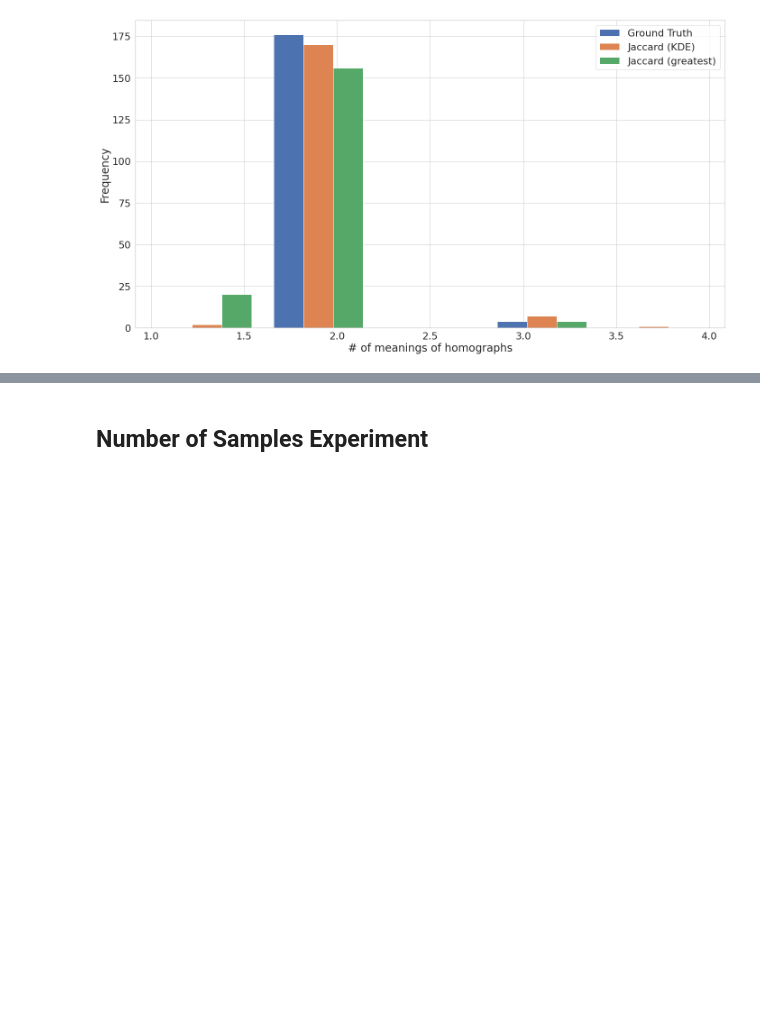
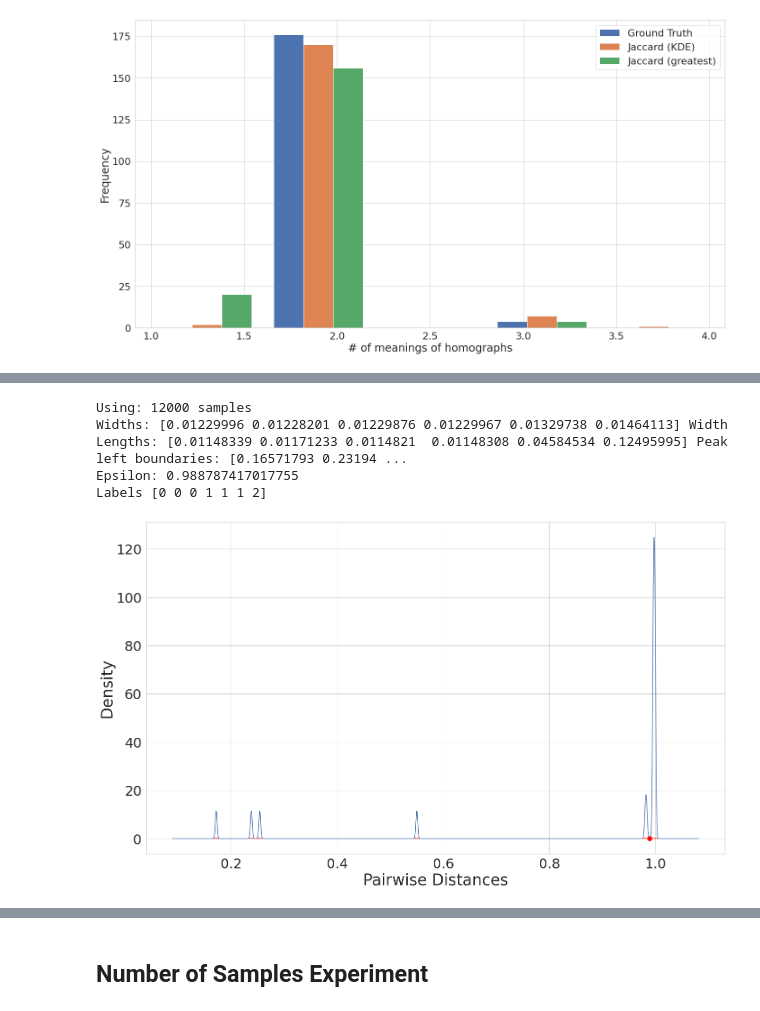
Before and after one commit to northeastern-datalab/domain_net, a Jupyter notebook: network_analysis/notebooks/num_meanings/pairwise_measures.ipynb, the cells around one changed output, grey strips where cells are left out. Drawn from its saved outputs; the diff is of its cells as text; code cells hidden in the pictures; blank space fills up the shorter version.

Commit message:
Updated pairwise measures figures

```diff
--- a/network_analysis/notebooks/num_meanings/pairwise_measures.ipynb
+++ b/network_analysis/notebooks/num_meanings/pairwise_measures.ipynb
@@ -10,6 +10,7 @@ import math
 import matplotlib.pyplot as plt
 import seaborn as sns
 sns.set(rc={'figure.figsize':(20, 11)}, font_scale=2)
+sns.set_style("whitegrid")
 
 from tqdm import tqdm
 from sklearn.cluster import DBSCAN
@@ -274,7 +275,6 @@ def get_density_fig_for_node(node, fig, node_to_matrix_dict, num_samples=1000, b
     Create the KDE distribution plot for a given ndoe
     '''
     vals = get_vals_in_range(node_to_matrix_dict[node], lower_bound=0, upper_bound=1)
-    num_samples = 2000
     density, samples, samples_lower_bnd, samples_upper_bnd = get_kde(vals, bandwidth_multiplier=bandwidth_multiplier, num_samples=num_samples, boundary_proportion=boundary_proportion, dynamic_num_samples=dynamic_num_samples, log_base=log_base)
     print('Using:', len(samples), 'samples')
     widths, width_heights, left_pos, right_pos = get_peak_widths(density, samples_lower_bnd, samples_upper_bnd, num_samples=len(samples), rel_height=rel_height)
@@ -290,7 +290,7 @@ def get_density_fig_for_node(node, fig, node_to_matrix_dict, num_samples=1000, b
     ax = fig.add_subplot(1,1,1) # here is where you add the subplot to f
     plt.plot(samples, density)
     plt.hlines(y=width_heights, xmin=left_pos, xmax=right_pos, colors='red')
-    plt.ylabel('Density');plt.xlabel('Pairwise Distances');plt.tight_layout()
+    plt.ylabel('Density', fontsize=35);plt.xlabel('Pairwise Distances', fontsize=35);plt.tight_layout()
     return fig
 # %% [markdown]
 # Jaccard Similarity (Synthetic Dataset)
@@ -437,3 +421,14 @@ df_input_nodes[df_input_nodes['is_kde_num_meanings_correct'] == False]
 | 590 | Brooklyn | cell | 0.001227 | True | 31.0 | 2 | ... |
 | 723 | Jamaica | cell | 0.001169 | True | 33.0 | 2 | ... |
 | 18618 | Kansas | cell | 0.000264 | True | 80.0 | 2 | ... |
+# %%
+f = plt.figure(figsize=(20, 12))
+f = get_density_fig_for_node('Lincoln', fig=f, node_to_matrix_dict=node_to_matrix_dict, num_samples=12000, boundary_proportion=0.1, bandwidth_multiplier=20, dynamic_num_samples=False, log_base=10, rel_height=0.999)
+plt.scatter(0.9887, 0, zorder=10, s=100, c='red');plt.xticks(fontsize=30);plt.yticks(fontsize=30)
+f.savefig('../../figures/num_meanings/clustering/synthetic_benchmark/lincoln_12000.pdf')
+# %% [output]
+Using: 12000 samples
+Widths: [0.01229996 0.01228201 0.01229876 0.01229967 0.01329738 0.01464113] Width Lengths: [0.01148339 0.01171233 0.0114821  0.01148308 0.04584534 0.12495995] Peak left boundaries: [0.16571793 0.23194 ...
+Epsilon: 0.988787417017755
+Labels [0 0 0 1 1 1 2]
+[figure, added]
```
Also changed, not shown: parts of 3 cells of this notebook.
